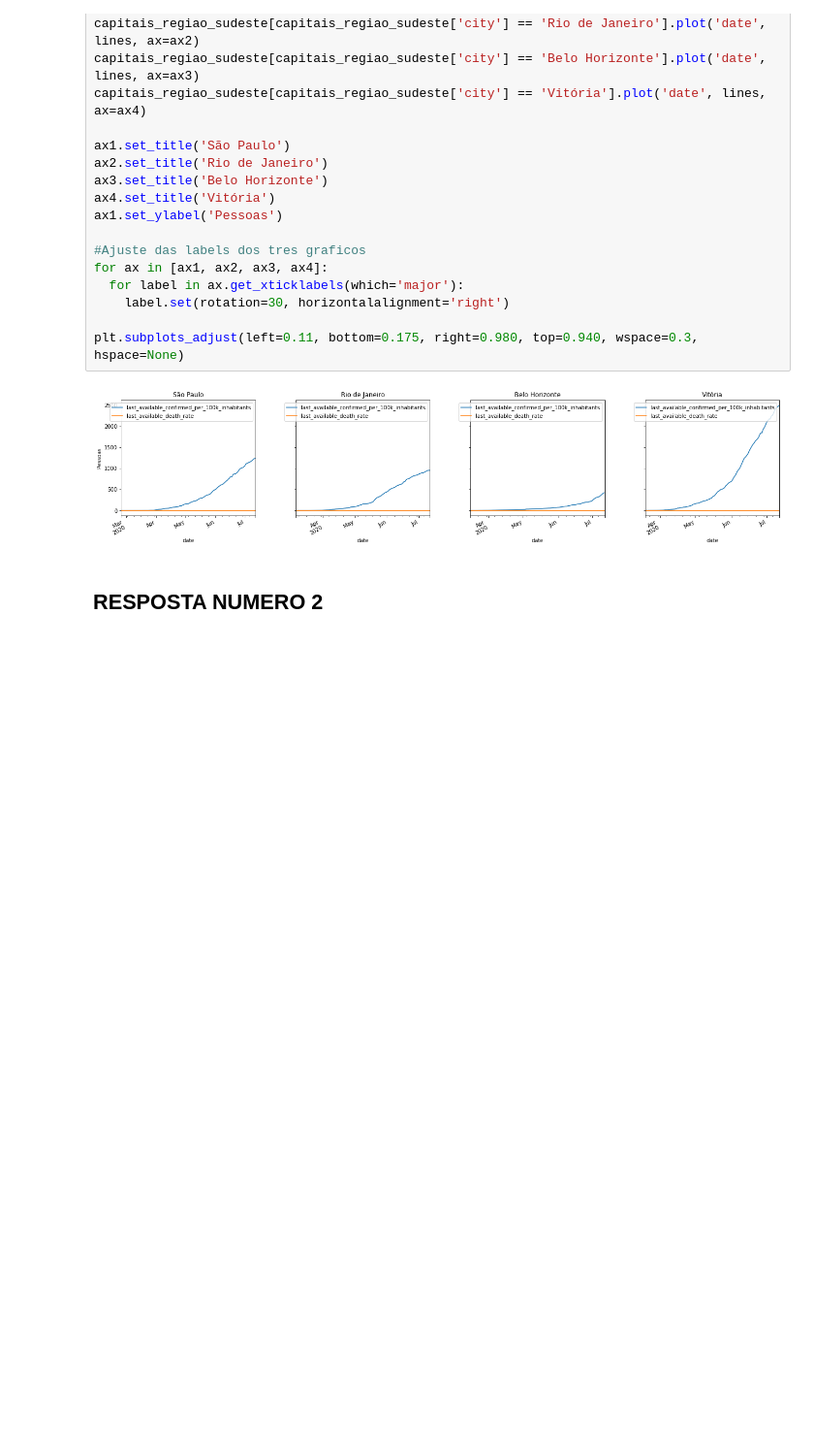
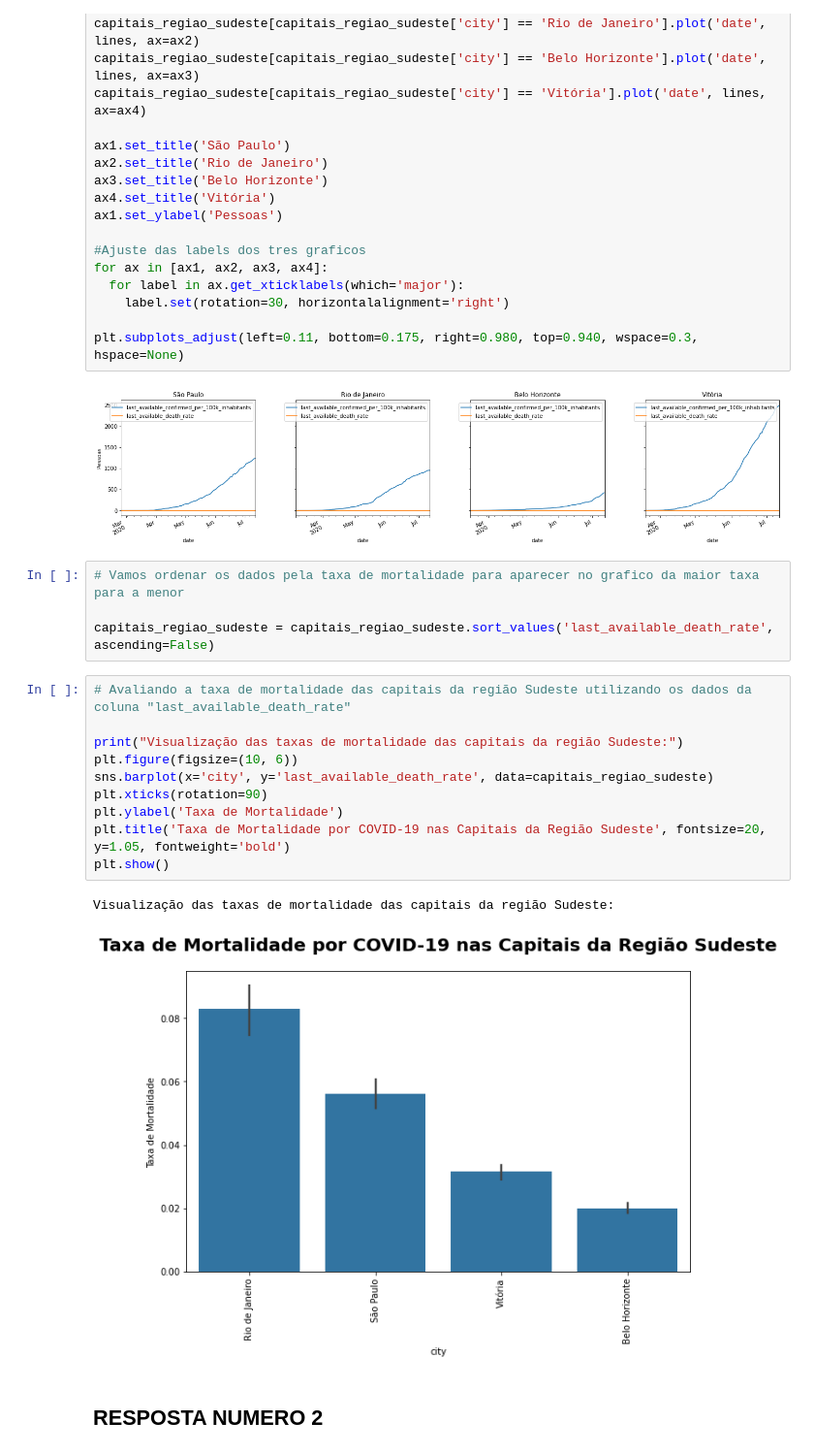
Before and after one commit to LerinaMM/data_analysis_covid19_udesc_work, a Jupyter notebook: covid_udesc.ipynb, the cells around one changed output. Shown at 97% size. Cells and saved outputs as stored; diff of their text form; blank space fills up the shorter version.

```diff
--- a/covid_udesc.ipynb
+++ b/covid_udesc.ipynb
@@ -632,6 +635,23 @@ for ax in [ax1, ax2, ax3, ax4]:
 plt.subplots_adjust(left=0.11, bottom=0.175, right=0.980, top=0.940, wspace=0.3, hspace=None)
 # %% [output]
 [figure]
+# %%
+# Vamos ordenar os dados pela taxa de mortalidade para aparecer no grafico da maior taxa para a menor
+
+capitais_regiao_sudeste = capitais_regiao_sudeste.sort_values('last_available_death_rate', ascending=False)
+# %%
+# Avaliando a taxa de mortalidade das capitais da região Sudeste utilizando os dados da coluna "last_available_death_rate"
+
+print("Visualização das taxas de mortalidade das capitais da região Sudeste:")
+plt.figure(figsize=(10, 6))
+sns.barplot(x='city', y='last_available_death_rate', data=capitais_regiao_sudeste)
+plt.xticks(rotation=90)
+plt.ylabel('Taxa de Mortalidade')
+plt.title('Taxa de Mortalidade por COVID-19 nas Capitais da Região Sudeste', fontsize=20, y=1.05, fontweight='bold')
+plt.show()
+# %% [output]
+Visualização das taxas de mortalidade das capitais da região Sudeste:
+[figure, added]
 # %% [markdown]
 ## **RESPOSTA NUMERO 2**
 # %% [markdown]
```
Also changed, not shown: parts of 38 cells of this notebook.
